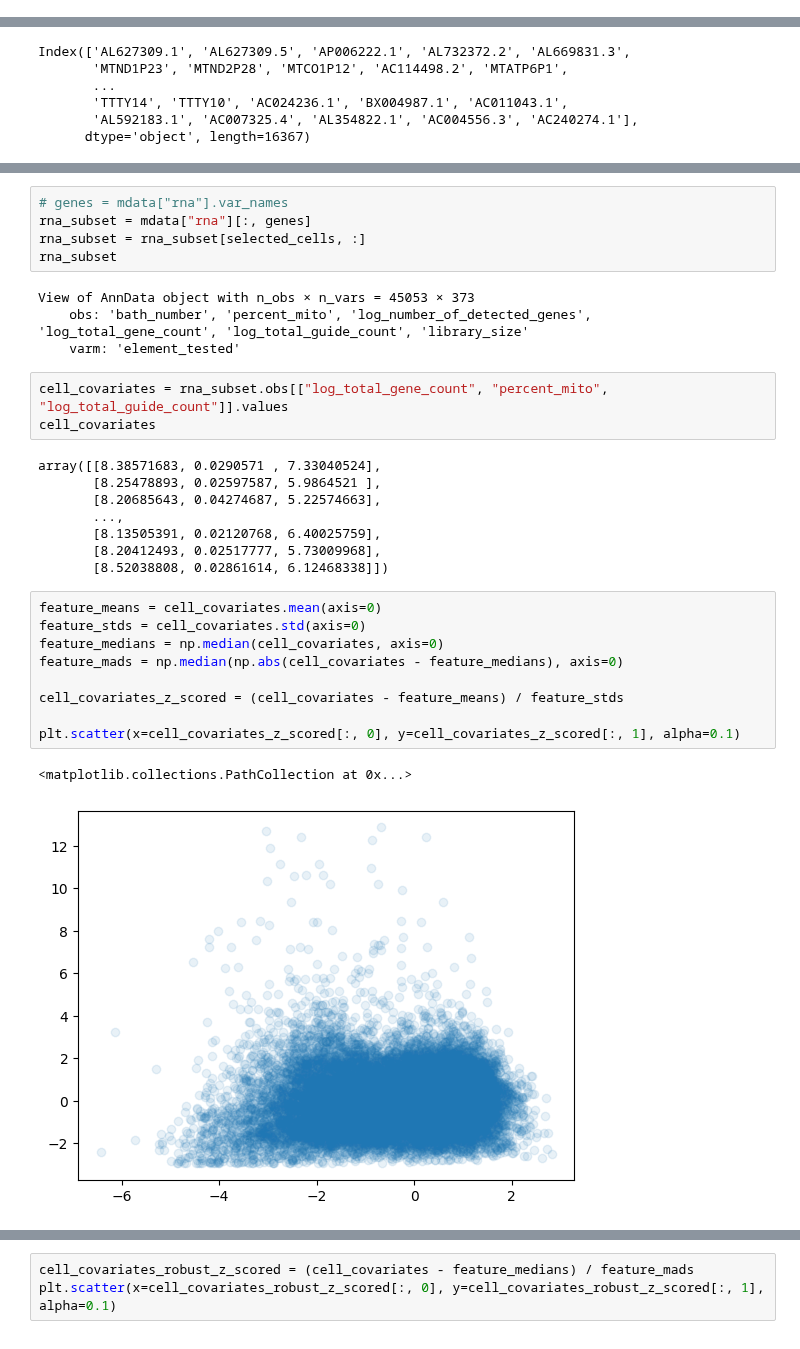
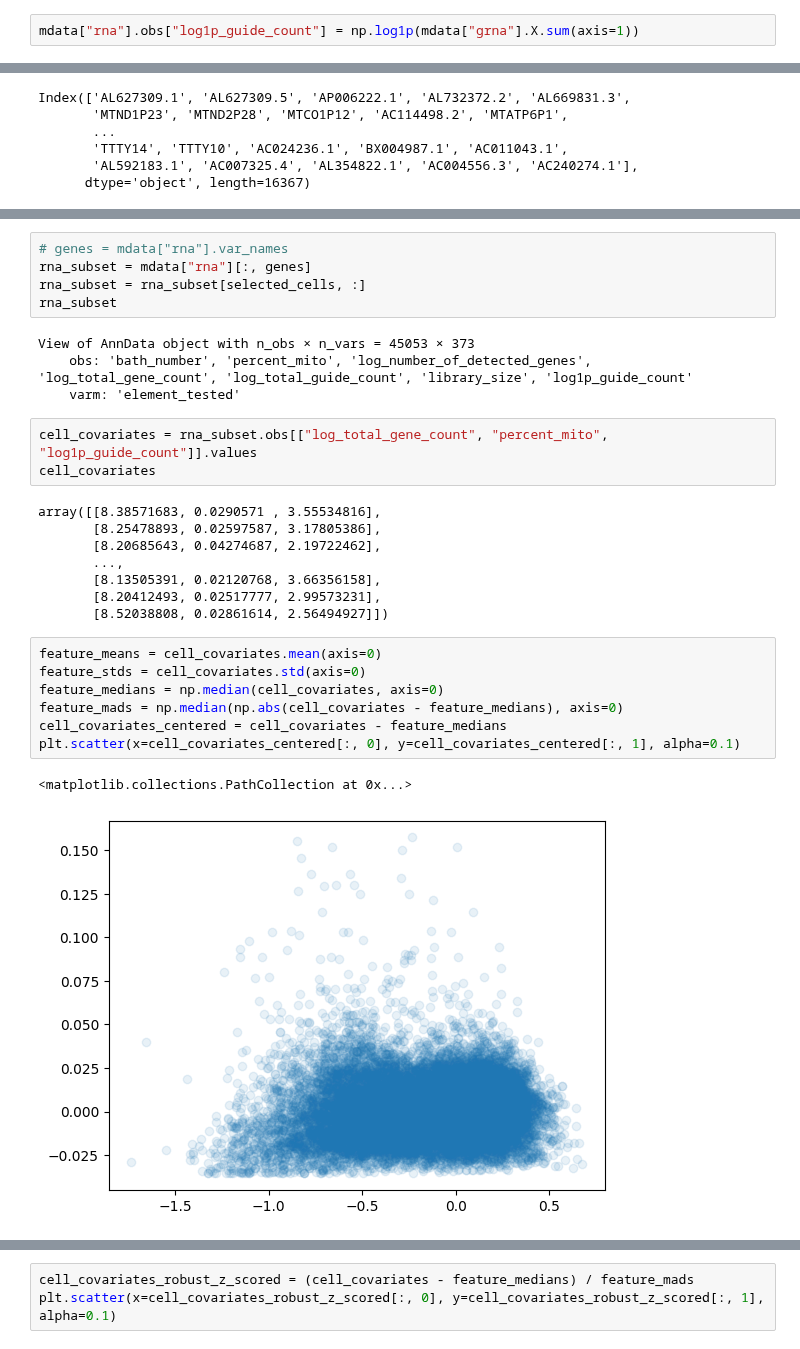
Before and after one commit to pinellolab/PerTurbo, a Jupyter notebook: docs/notebooks/gasperini_pilot_jax_multigene.ipynb, the cells around one changed output, grey strips where cells are left out. Drawn from its saved outputs; the diff is of its cells as text.

```diff
--- a/docs/notebooks/gasperini_pilot_jax_multigene.ipynb
+++ b/docs/notebooks/gasperini_pilot_jax_multigene.ipynb
@@ -32,6 +32,8 @@ MuData object with n_obs × n_vars = 47964 × 19482
     grna:       47964 x 3115
       obs:      'bath_number', 'percent_mito', 'log_number_of_detected_genes', 'log_total_gene_count', 'log_total_guide_count'
       varm:     'element_targeted'
+# %%
+mdata["rna"].obs["log1p_guide_count"] = np.log1p(mdata["grna"].X.sum(axis=1))
 # %%
 mdata["grna"]
 # %% [output]
@@ -95,28 +104,26 @@ rna_subset = rna_subset[selected_cells, :]
 rna_subset
 # %% [output]
 View of AnnData object with n_obs × n_vars = 45053 × 373
-    obs: 'bath_number', 'percent_mito', 'log_number_of_detected_genes', 'log_total_gene_count', 'log_total_guide_count', 'library_size'
+    obs: 'bath_number', 'percent_mito', 'log_number_of_detected_genes', 'log_total_gene_count', 'log_total_guide_count', 'library_size', 'log1p_guide_count'
     varm: 'element_tested'
 # %%
-cell_covariates = rna_subset.obs[["log_total_gene_count", "percent_mito", "log_total_guide_count"]].values
+cell_covariates = rna_subset.obs[["log_total_gene_count", "percent_mito", "log1p_guide_count"]].values
 cell_covariates
 # %% [output]
-array([[8.38571683, 0.0290571 , 7.33040524],
-       [8.25478893, 0.02597587, 5.9864521 ],
-       [8.20685643, 0.04274687, 5.22574663],
+array([[8.38571683, 0.0290571 , 3.55534816],
+       [8.25478893, 0.02597587, 3.17805386],
+       [8.20685643, 0.04274687, 2.19722462],
        ...,
-       [8.13505391, 0.02120768, 6.40025759],
-       [8.20412493, 0.02517777, 5.73009968],
-       [8.52038808, 0.02861614, 6.12468338]])
+       [8.13505391, 0.02120768, 3.66356158],
+       [8.20412493, 0.02517777, 2.99573231],
+       [8.52038808, 0.02861614, 2.56494927]])
 # %%
 feature_means = cell_covariates.mean(axis=0)
 feature_stds = cell_covariates.std(axis=0)
 feature_medians = np.median(cell_covariates, axis=0)
 feature_mads = np.median(np.abs(cell_covariates - feature_medians), axis=0)
-
-cell_covariates_z_scored = (cell_covariates - feature_means) / feature_stds
-
-plt.scatter(x=cell_covariates_z_scored[:, 0], y=cell_covariates_z_scored[:, 1], alpha=0.1)
+cell_covariates_centered = cell_covariates - feature_medians
+plt.scatter(x=cell_covariates_centered[:, 0], y=cell_covariates_centered[:, 1], alpha=0.1)
 # %% [output]
 <matplotlib.collections.PathCollection at 0x...>
-[figure, old version]
+[figure, new version]
```
Also changed, not shown: parts of 35 cells of this notebook, 4 other files.
